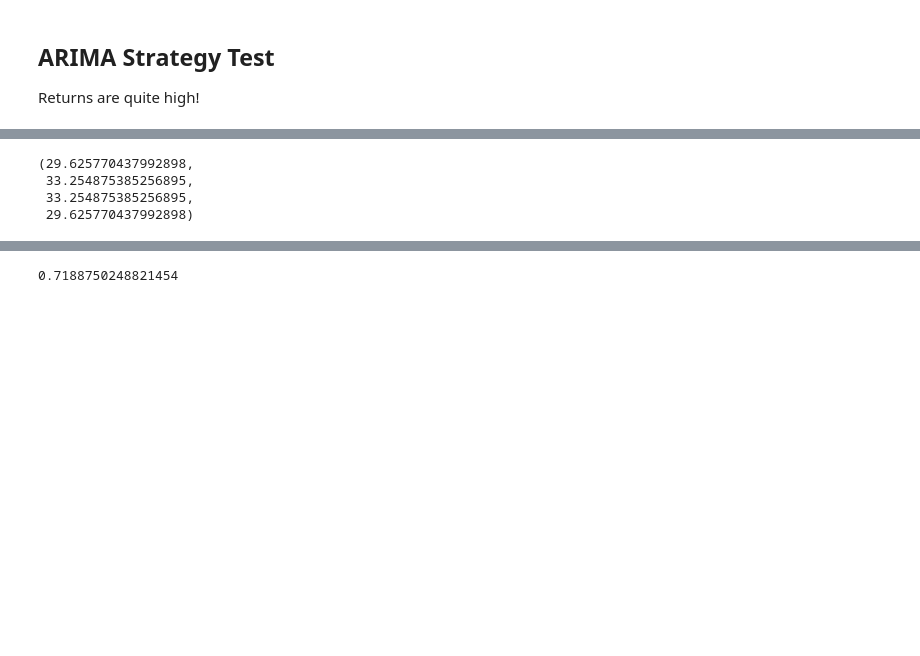
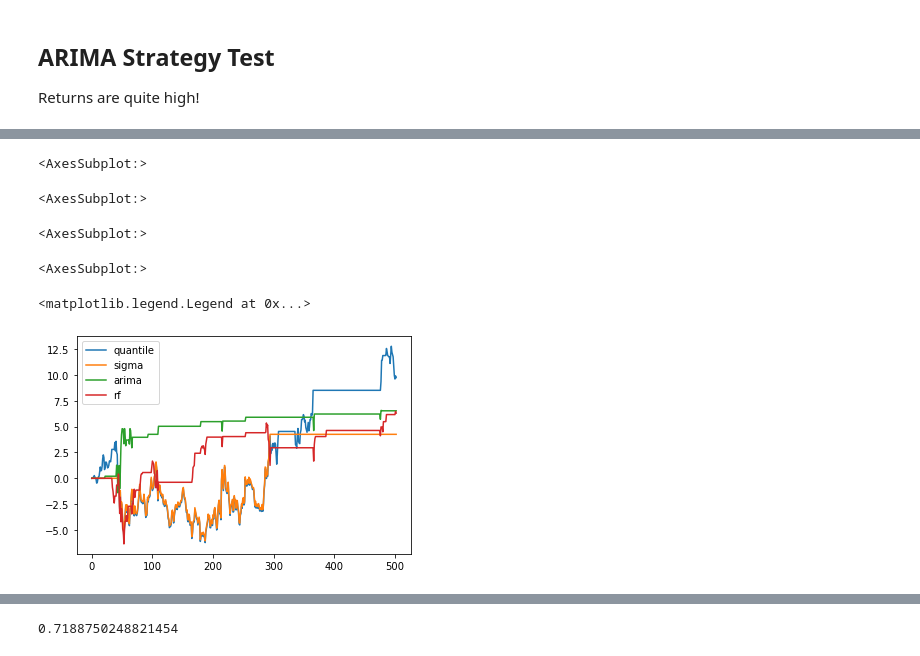
Before and after one commit to yatingchen99/PairTrading7121, a Jupyter notebook: pairTrading.ipynb, the cells around one changed output, grey strips where cells are left out. Cells and saved outputs as stored; diff of their text form; code cells hidden in the pictures; blank space fills up the shorter version.

```diff
--- a/pairTrading.ipynb
+++ b/pairTrading.ipynb
@@ -347,7 +362,7 @@ class BaseStrategy:
         self.short_stop_threshold = 0
         self.model = None
 
-    def fit(self, prices_hist : pd.Series):
+    def fit(self, prices_hist: pd.Series):
         pass
 
     def predict(self):
@@ -358,14 +373,15 @@ class BaseStrategy:
 
 
 class StrategyArima(BaseStrategy):
-    def __init__(self, params=[-0.5, 0, 0.5, 0]):
+    def __init__(self, params=[-0.5, 0, 0.5, 0], pdq=(5, 1, 0)):
         super().__init__()
         self.params = params
+        self.model = None
+        assert len(pdq) == 3, "wrong length of pdq"
+        self.p, self.d, self.q = pdq
 
     def fit(self, prices_hist, pdq=(5,1,0)):
-        assert len(pdq) == 3, "wrong length of pdq"
-        p, d, q = pdq
-        model = ARIMA(prices_hist, order=(p,d,q)).fit()
+        model = ARIMA(prices_hist, order=(self.p,self.d,self.q)).fit()
         output = model.forecast()
         yhat = output.iloc[0]
         print("Arima predicted", output.iloc[0])
@@ -438,22 +454,15 @@ class StrategyRF(BaseStrategy):
 def backTester(prices : pd.Series, strategy: BaseStrategy, lookback=252*3):
 
     prices_train, prices_test = prices[:lookback], prices[lookback:]
-    # mu = prices_train.mean()
-    # sigma = prices_train.std()
-    # long_threshold = prices_train.quantile(0.2)
-    # long_stop_threshold = prices_train.quantile(0.5)
-    # short_threshold = prices_train.quantile(0.8)
-    # short_stop_threshold = prices_train.quantile(0.5)
-
 
     money = 0; long = False; short = False
     hists = [] # store each transaction information
     history = prices_train.tolist()
     for index, price in prices_test.iteritems():
-        strategy.fit(pd.Series(history))
+        strategy.fit(pd.Series(history)) # fit the strategy, pass series
         long_threshold, long_stop_threshold, \
             short_threshold, short_stop_threshold = strategy.predict()
-        history.append(price)
+        history.append(price) # update history
         if price < long_threshold and not long:
             long = True
             money -= price
@@ -474,11 +483,12 @@ def backTester(prices : pd.Series, strategy: BaseStrategy, lookback=252*3):
 
     print("Final money", round(money, 2))
     df_hist = pd.DataFrame(hists, columns=["date", "price_dif", "long", "short", "money"])
+    df_hist["PnL"] = df_hist["money"] + (df_hist["long"].astype(int) - df_hist["short"].astype(int)) * df_hist["price_dif"]
 
     return money, df_hist
 # %%
-# backTester(df["dif"], StrategyQuantile())
-# backTester(df["dif"], StrategySigma([-2, 0, 0, 2]))
-backTester(df["dif"], StrategyArima())
-# backTester(df["dif"], StrategyRF([-0.5, 0, 0.5 ,0]))
+_, df_hist_quantile = backTester(df["dif"], StrategyQuantile([0.2, 0.5, 0.8, 0.5]))
+_, df_hist_sigma = backTester(df["dif"], StrategySigma([-2, 0, 0, 2]))
+_, df_hist_arima = backTester(df["dif"], StrategyArima([-0.5, 0, 0.5, 0]))
+_, df_hist_rf = backTester(df["dif"], StrategyRF([-0.5, 0, 0.5 ,0]))
 # %% [output]
@@ -586,9 +512,13 @@ Final money 18.85
-# %%
-strategy_arima = StrategyArima()
-strategy_arima.fit(df["dif"])
-strategy_arima.predict()
-# %% [output]
-(29.625770437992898,
- 33.254875385256895,
- 33.254875385256895,
- 29.625770437992898)
+# %%
+df_hist_quantile["PnL"].plot()
+df_hist_sigma["PnL"].plot()
+df_hist_arima["PnL"].plot()
+df_hist_rf["PnL"].plot()
+plt.legend(["quantile", "sigma", "arima", "rf"])
+# %% [output]
+<AxesSubplot:>
+<AxesSubplot:>
+<AxesSubplot:>
+<AxesSubplot:>
+<matplotlib.legend.Legend at 0x...>
+[figure, added]
```
Also changed, not shown: parts of 25 cells of this notebook.
